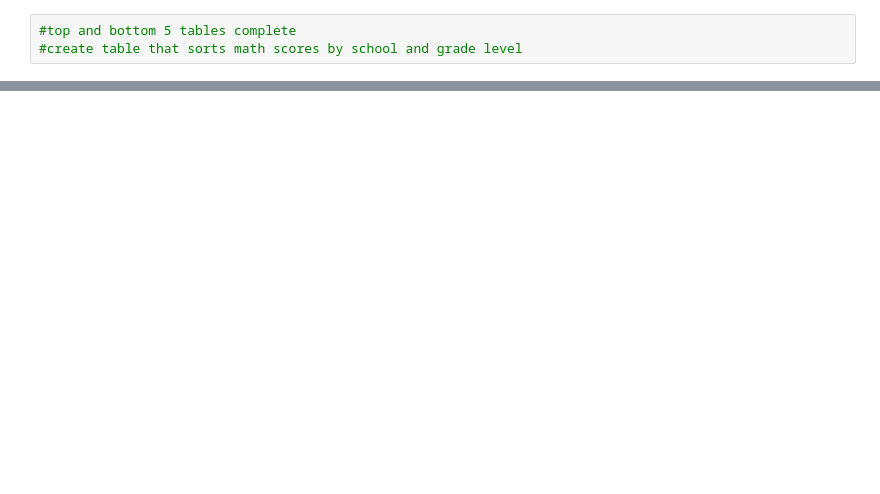
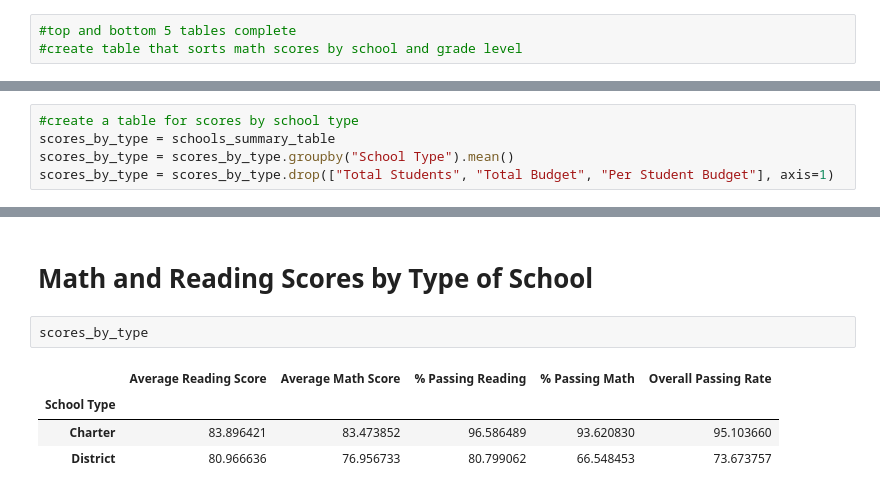
Before and after one commit to rglukins/bootcamp_homework, a Jupyter notebook: pandas-challenge/PyAcademy/PyAcademy.ipynb, the cells around one changed output, grey strips where cells are left out. Drawn from its saved outputs; the diff is of its cells as text; blank space fills up the shorter version.

```diff
--- a/pandas-challenge/PyAcademy/PyAcademy.ipynb
+++ b/pandas-challenge/PyAcademy/PyAcademy.ipynb
@@ -299,0 +185,5 @@ schools_summary_table[['Total Students']] = schools_summary_table[['Total Studen
+# %%
+#create a table for scores by school type
+scores_by_type = schools_summary_table
+scores_by_type = scores_by_type.groupby("School Type").mean()
+scores_by_type = scores_by_type.drop(["Total Students", "Total Budget", "Per Student Budget"], axis=1)
@@ -299,0 +283,9 @@ schools_summary_table[['Total Students']] = schools_summary_table[['Total Studen
+# %% [markdown]
+# Math and Reading Scores by Type of School
+# %%
+scores_by_type
+# %% [output]
+|  | Average Reading Score | Average Math Score | % Passing Reading | % Passing Math | Overall Passing Rate |
+| School Type |  |  |  |  |  |
+| Charter | 83.896421 | 83.473852 | 96.586489 | 93.620830 | 95.103660 |
+| District | 80.966636 | 76.956733 | 80.799062 | 66.548453 | 73.673757 |
```
Also changed, not shown: parts of 41 cells of this notebook, 2 other files.
